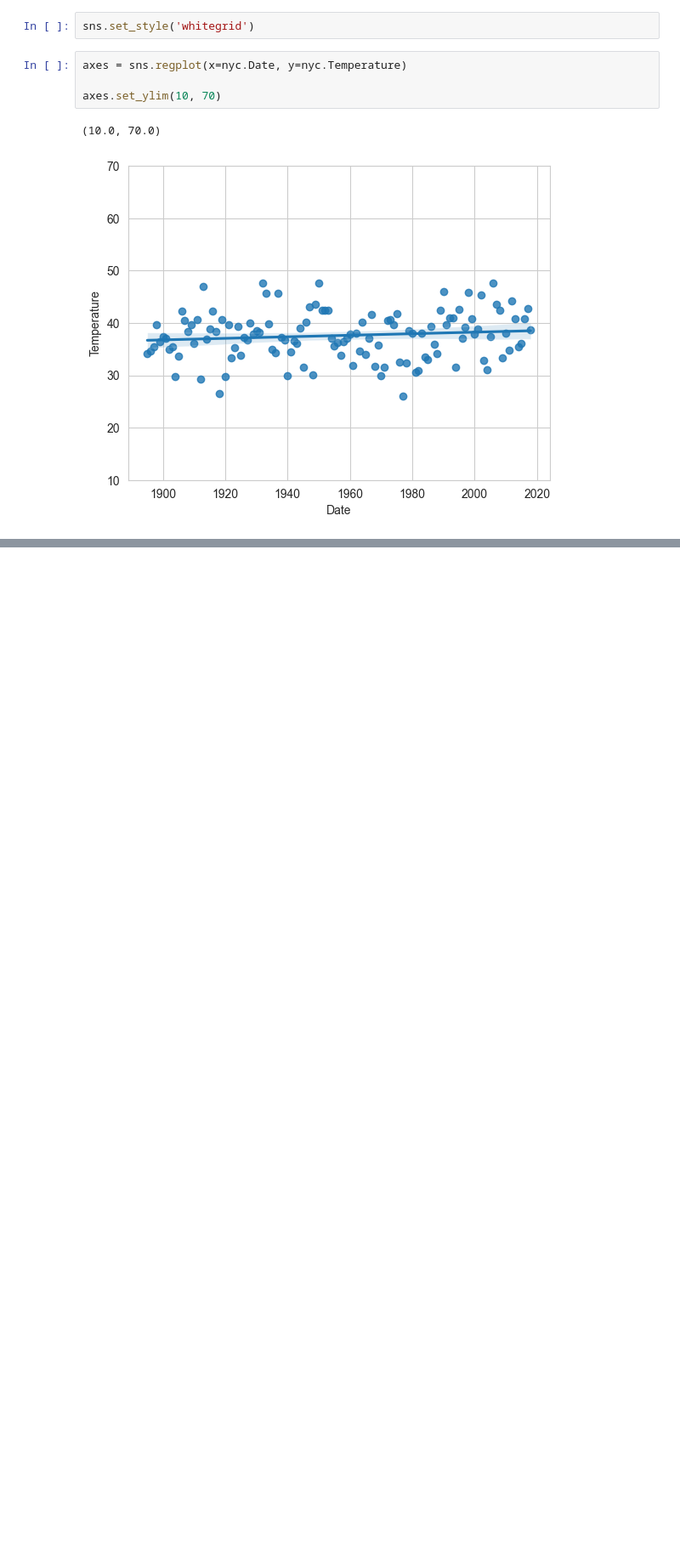
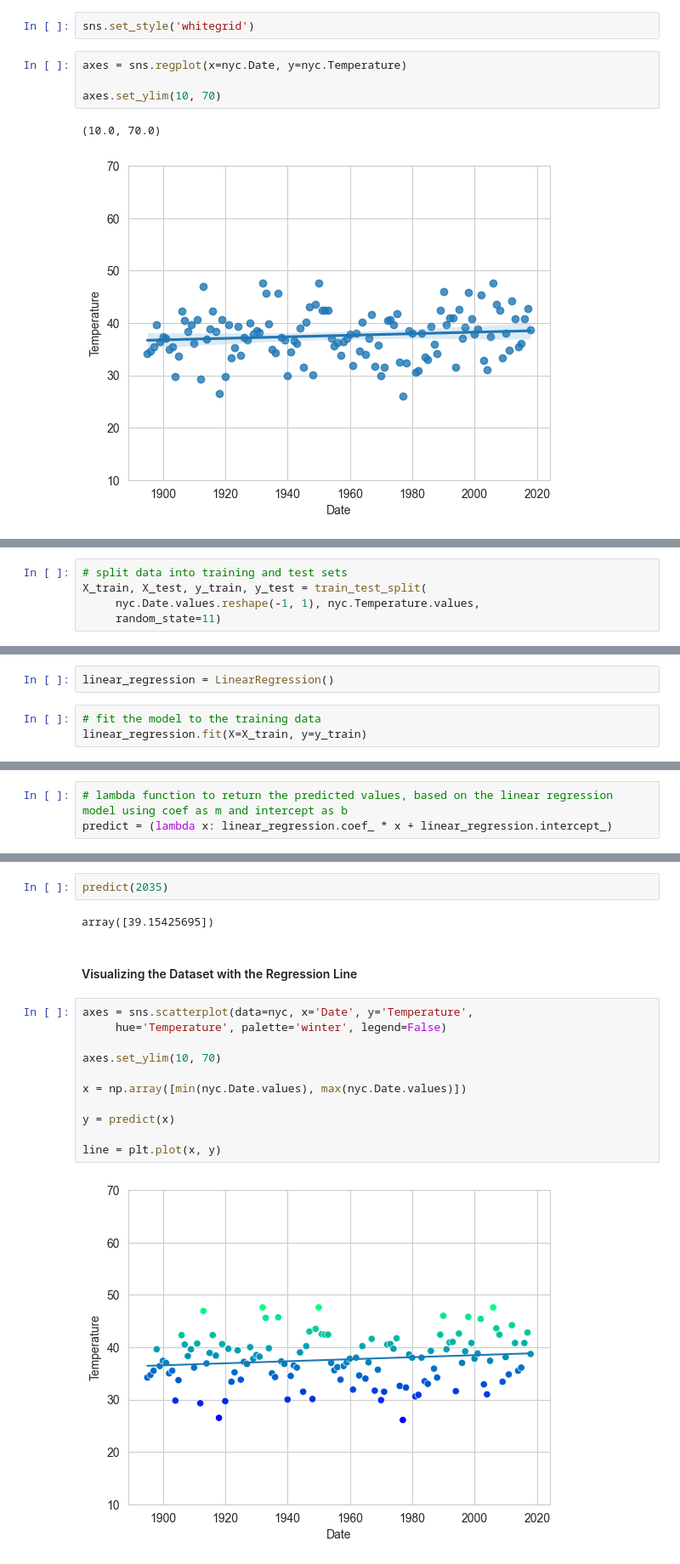
Before and after one commit to matthewellishanson/datafun-07-ml, a Jupyter notebook: Hanson_ML.ipynb, the cells around one changed output, grey strips where cells are left out. Shown: that part at 85% size. Drawn from its saved outputs; the diff is of its cells as text; blank space fills up the shorter version.

Commit message:
adding linear regression models from both scipy and scikit-learn

```diff
--- a/Hanson_ML.ipynb
+++ b/Hanson_ML.ipynb
@@ -130,0 +139,5 @@ axes.set_ylim(10, 70)
+# %%
+# split data into training and test sets
+X_train, X_test, y_train, y_test = train_test_split(
+     nyc.Date.values.reshape(-1, 1), nyc.Temperature.values,
+     random_state=11)
@@ -130,0 +156,5 @@ axes.set_ylim(10, 70)
+# %%
+linear_regression = LinearRegression()
+# %%
+# fit the model to the training data
+linear_regression.fit(X=X_train, y=y_train)
@@ -130,0 +192,3 @@ axes.set_ylim(10, 70)
+# %%
+# lambda function to return the predicted values, based on the linear regression model using coef as m and intercept as b
+predict = (lambda x: linear_regression.coef_ * x + linear_regression.intercept_)
@@ -130,0 +211,19 @@ axes.set_ylim(10, 70)
+# %%
+predict(2035)
+# %% [output]
+array([39.15425695])
+# %% [markdown]
+#### Visualizing the Dataset with the Regression Line
+# %%
+axes = sns.scatterplot(data=nyc, x='Date', y='Temperature',
+     hue='Temperature', palette='winter', legend=False)
+
+axes.set_ylim(10, 70)
+
+x = np.array([min(nyc.Date.values), max(nyc.Date.values)])
+
+y = predict(x)
+
+line = plt.plot(x, y)
+# %% [output]
+[figure, added]
```
Also changed, not shown: parts of 22 cells of this notebook.
